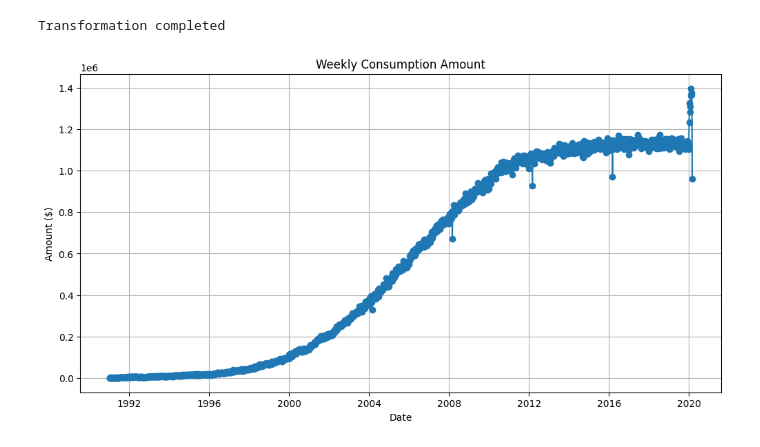
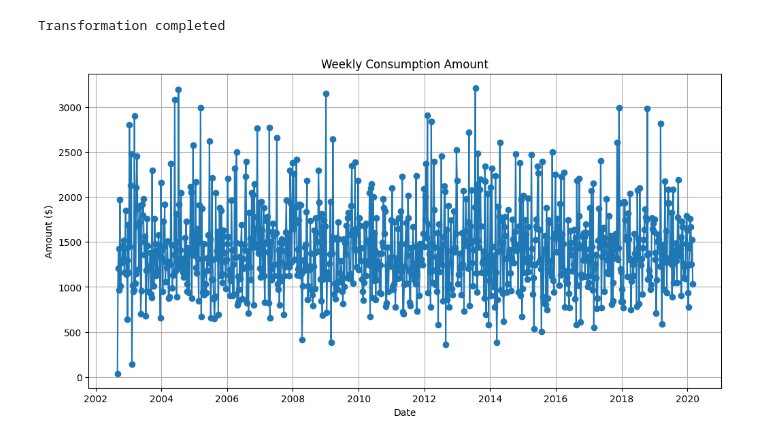
Before and after one commit to ishwarpawar21/credit-consumption-pattern-analysis, a Jupyter notebook: notebooks/step_3_data_cleaning_transformation.ipynb, the cells around one changed output. Cells and saved outputs as stored; diff of their text form; code cells hidden in the pictures.

```diff
--- a/notebooks/step_3_data_cleaning_transformation.ipynb
+++ b/notebooks/step_3_data_cleaning_transformation.ipynb
@@ -33,11 +33,11 @@ Transformation completed
 # %%
 # Plot the weekly consumption data
 plt.figure(figsize=(12, 6))
-plt.plot(trainweekly_data.index, weekly_data['Amount'], marker='o')
+plt.plot(trainweekly_data.index, trainweekly_data['Amount'], marker='o')
 plt.title('Weekly Consumption Amount')
 plt.xlabel('Date')
 plt.ylabel('Amount ($)')
 plt.grid(True)
 plt.show()
 # %% [output]
-[figure, old version]
+[figure, new version]
```
Also changed, not shown: parts of 1 cell of this notebook, 11 other files.
